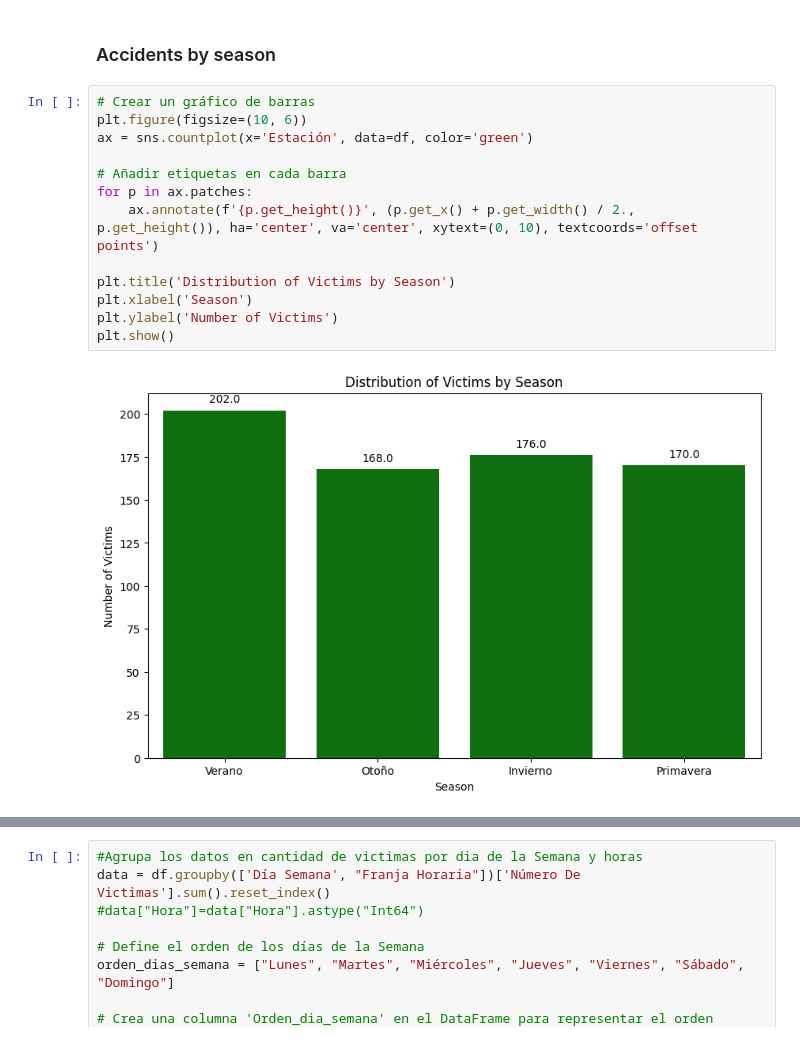
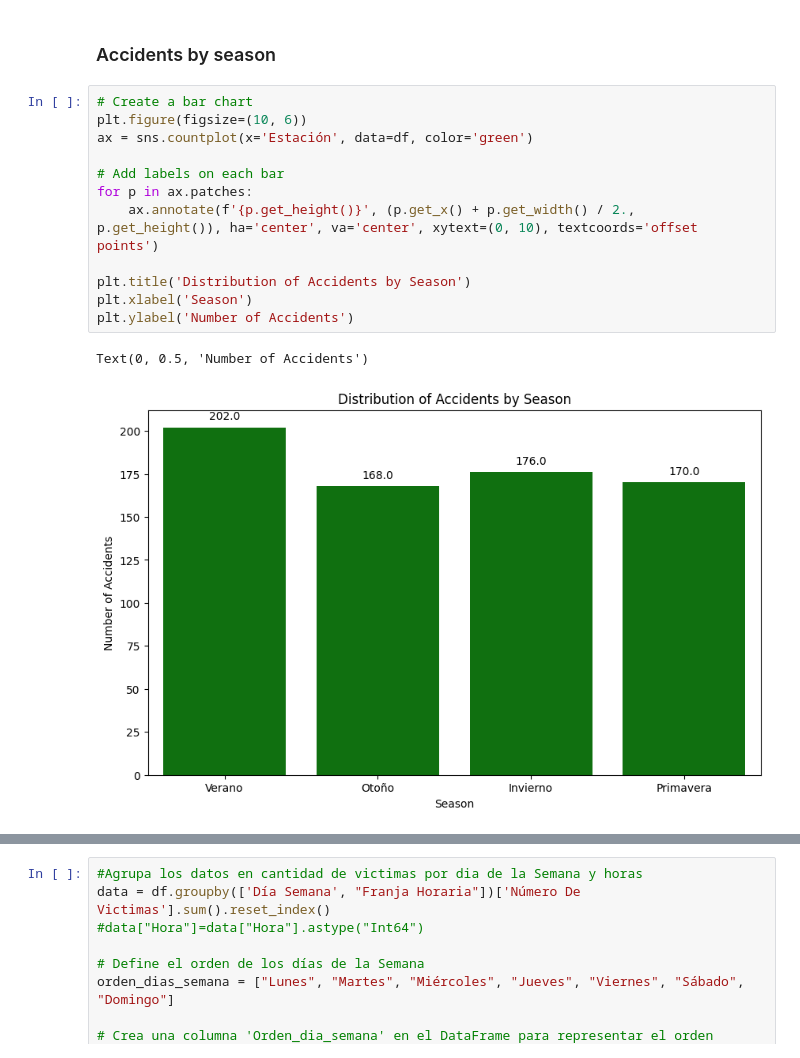
Before and after one commit to leocortes85/Road-accidents-in-the-City-of-Buenos-Aires--CABA, a Jupyter notebook: EDA.ipynb, the cells around one changed output, grey strips where cells are left out. Cells and saved outputs as stored; diff of their text form.

```diff
--- a/EDA.ipynb
+++ b/EDA.ipynb
@@ -134,18 +170,18 @@ The discrete graph effectively confirms our assessment, as we see that in the mo
 # %% [markdown]
 ### Accidents by season
 # %%
-# Crear un gráfico de barras
+# Create a bar chart
 plt.figure(figsize=(10, 6))
 ax = sns.countplot(x='Estación', data=df, color='green')
 
-# Añadir etiquetas en cada barra
+# Add labels on each bar
 for p in ax.patches:
     ax.annotate(f'{p.get_height()}', (p.get_x() + p.get_width() / 2., p.get_height()), ha='center', va='center', xytext=(0, 10), textcoords='offset points')
 
-plt.title('Distribution of Victims by Season')
+plt.title('Distribution of Accidents by Season')
 plt.xlabel('Season')
-plt.ylabel('Number of Victims')
-plt.show()
+plt.ylabel('Number of Accidents')
 # %% [output]
+Text(0, 0.5, 'Number of Accidents')
-[figure, old version]
+[figure, new version]
 # %%
```
Also changed, not shown: parts of 10 cells of this notebook, 4 other files.
